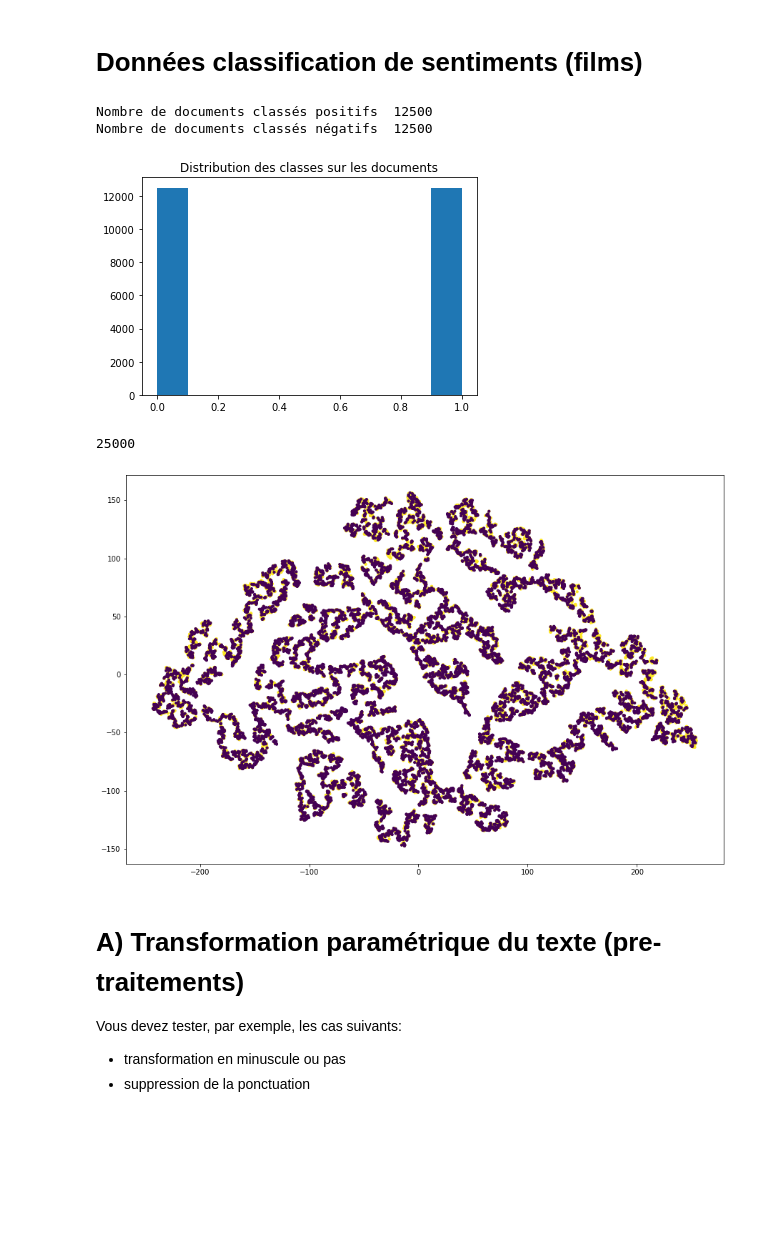
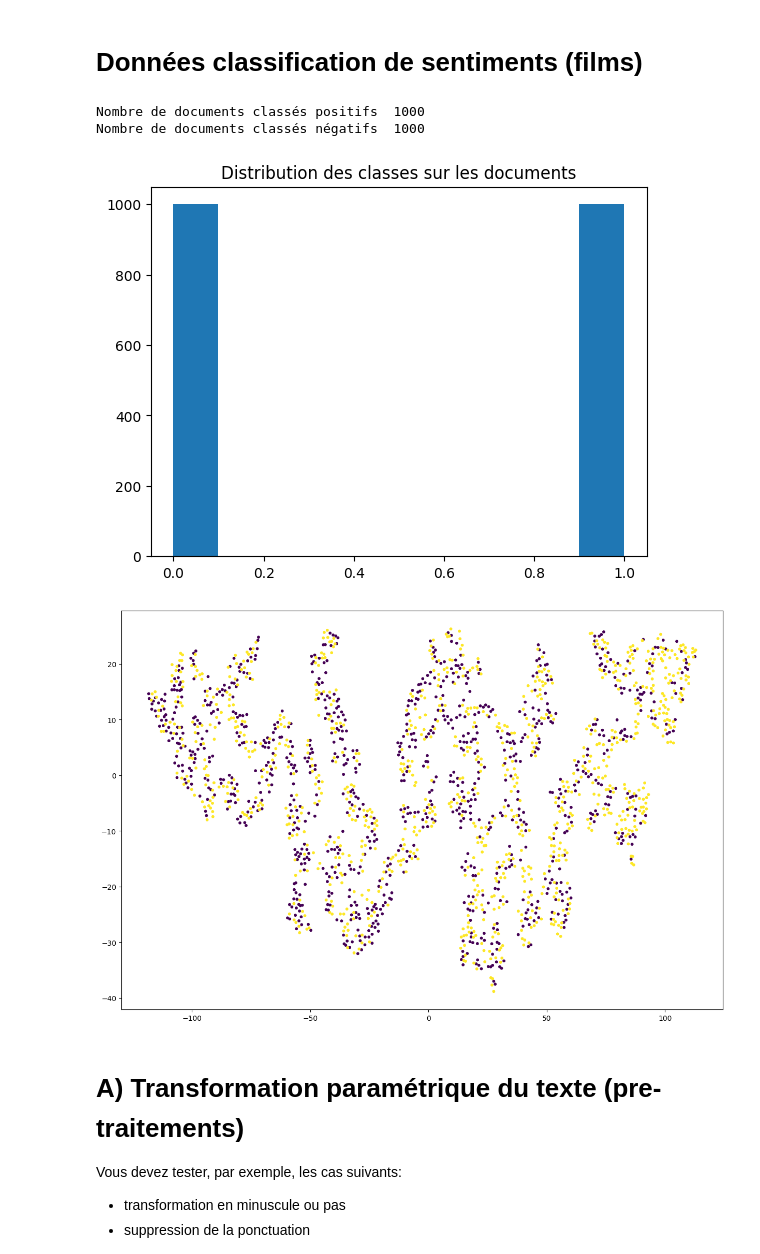
Before and after one commit to Koceila06/Natural-Language-Processing, a Jupyter notebook: projet_NLP/KEMICHE_Project_Movies.ipynb, the cells around one changed output. Drawn from its saved outputs; the diff is of its cells as text; code cells hidden in the pictures; blank space fills up the shorter version.

```diff
--- a/projet_NLP/KEMICHE_Project_Movies.ipynb
+++ b/projet_NLP/KEMICHE_Project_Movies.ipynb
@@ -81,8 +97,7 @@ def load_movies_large():
     return data_train,label_train,data_test,label_test
 
 def get_stats(label):
-
-    [clpos,claneg],[nbpos,nbneg] = np.unique(label_large_train,return_counts=True)
+    [clpos,claneg],[nbpos,nbneg] = np.unique(label,return_counts=True)
     print("Nombre de documents classés positifs ",nbpos)
     print("Nombre de documents classés négatifs ",nbneg)
 
@@ -103,10 +118,10 @@ def metrique_globale(ytest,ypred):
 
 # Affichage du nuage de points de notre base
 def get_nuage_points(vectors,alllabs):
+
     svd = TruncatedSVD(n_components=2, n_iter=7, random_state=42)
     U = svd.fit_transform(vectors)
     V = svd.components_
-
     tsne = TSNE(n_components=2, init='pca',n_iter=5000, verbose=0)
     tsne_mat = tsne.fit_transform(U)
     NN2cluster = np.argmax(np.abs(U), axis=0)
@@ -186,27 +201,20 @@ def database_stemming(data):
         data_stemmer.append(chaine)
     return data_stemmer
 # %%
-path = "./datasets/movies/movies1000/"
+path = "drive/MyDrive/movies1000/"
 data_small,label_small = load_movies_small(path)
-
-data_large_train,label_large_train,data_large_test,label_large_test = load_movies_large()
-#data_large_train_stemmed = database_stemming(data_large_train)
 # %%
-get_stats(label_large_train)
+get_stats(label_small)
 # %% [output]
-Nombre de documents classés positifs  12500
-Nombre de documents classés négatifs  12500
+Nombre de documents classés positifs  1000
+Nombre de documents classés négatifs  1000
-[figure, old version]
+[figure, new version]
-# %%
-len(data_large_test)
-# %% [output]
-25000
 # %%
 vectorizer = CountVectorizer()
-vectors = vectorizer.fit_transform(data_large_train)
-get_nuage_points(vectors,label_large_train)
+vectors = vectorizer.fit_transform(data_small)
+get_nuage_points(vectors,label_small)
 # %% [output]
-[figure, old version]
+[figure, new version]
 # %% [markdown]
 # A) Transformation paramétrique du texte (pre-traitements)
 
```
Also changed, not shown: parts of 57 cells of this notebook.
